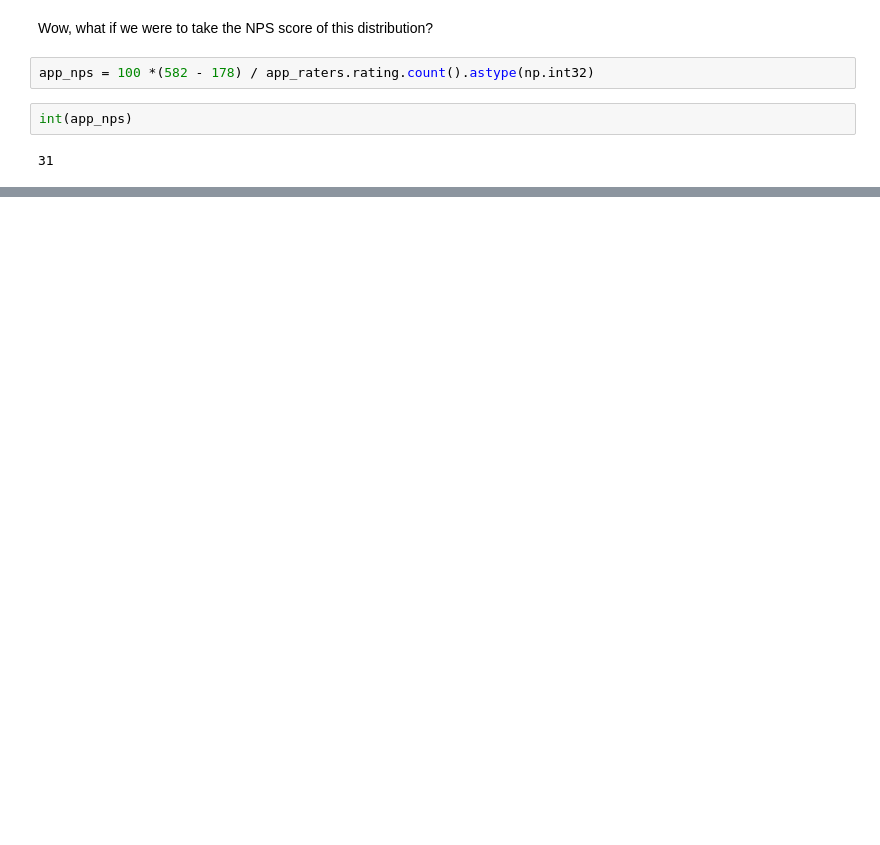
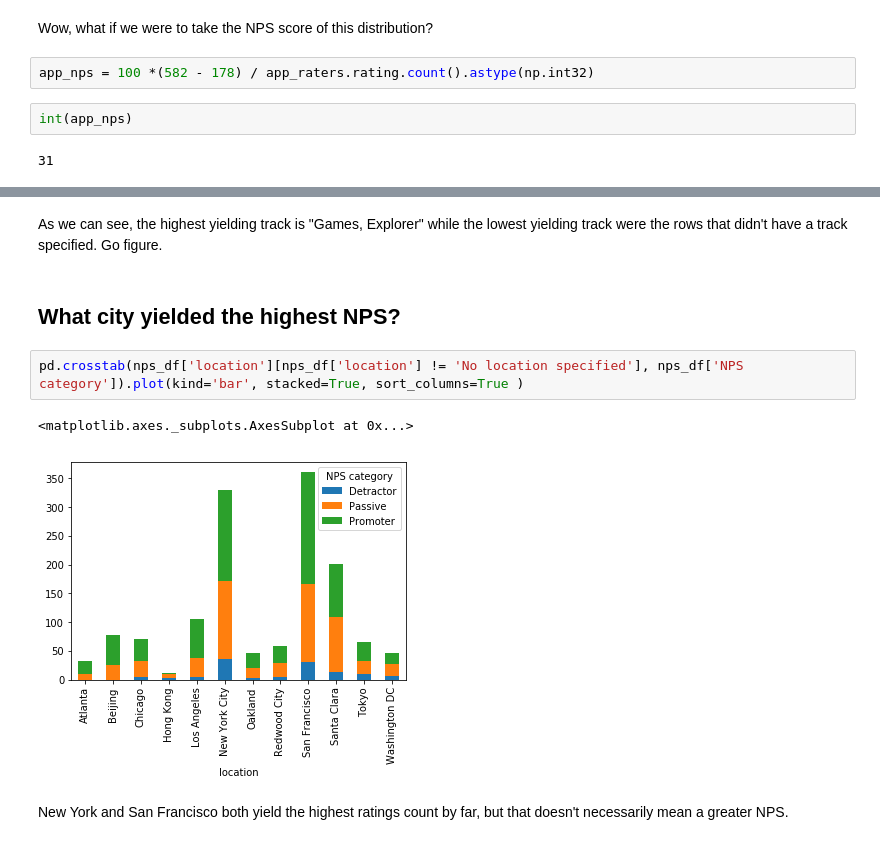
Before and after one commit to C3NZ/SANPS, a Jupyter notebook: Make School NPS.ipynb, the cells around one changed output, grey strips where cells are left out. Saved outputs shown, nothing was run; the diff lists cells and outputs as text; blank space fills up the shorter version.

```diff
--- a/Make School NPS.ipynb
+++ b/Make School NPS.ipynb
@@ -866,0 +864,11 @@ nps_df.groupby(['NPS category', 'track']).
+# %% [markdown]
+As we can see, the highest yielding track is "Games, Explorer" while the lowest yielding track were the rows that didn't have a track specified. Go figure.
+# %% [markdown]
+## What city yielded the highest NPS?
+# %%
+pd.crosstab(nps_df['location'][nps_df['location'] != 'No location specified'], nps_df['NPS category']).plot(kind='bar', stacked=True, sort_columns=True )
+# %% [output]
+<matplotlib.axes._subplots.AxesSubplot at 0x...>
+[figure, added]
+# %% [markdown]
+New York and San Francisco both yield the highest ratings count by far, but that doesn't necessarily mean a greater NPS.
```
Also changed, not shown: parts of 58 cells of this notebook.
